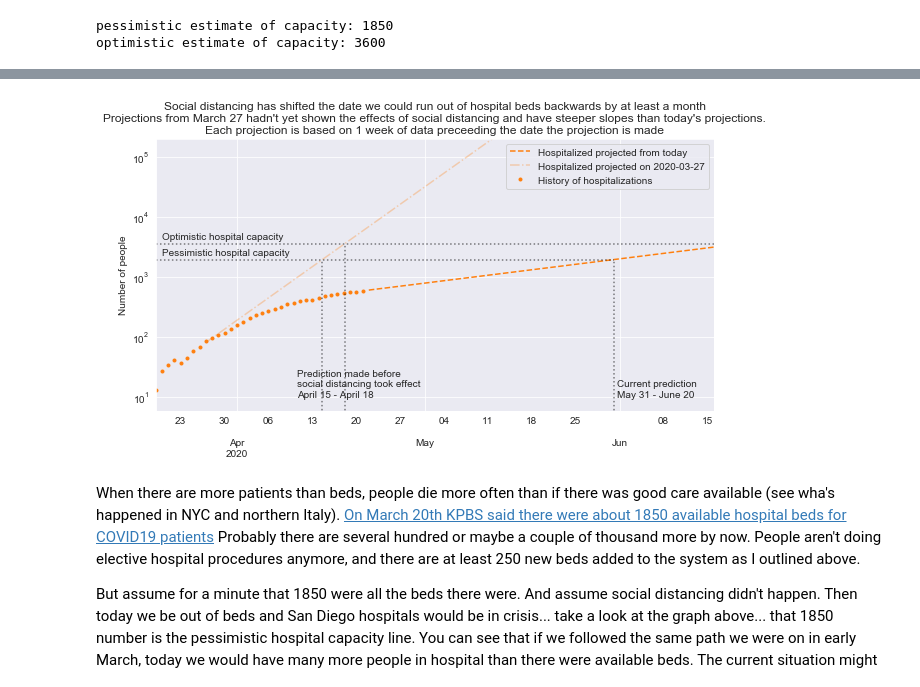
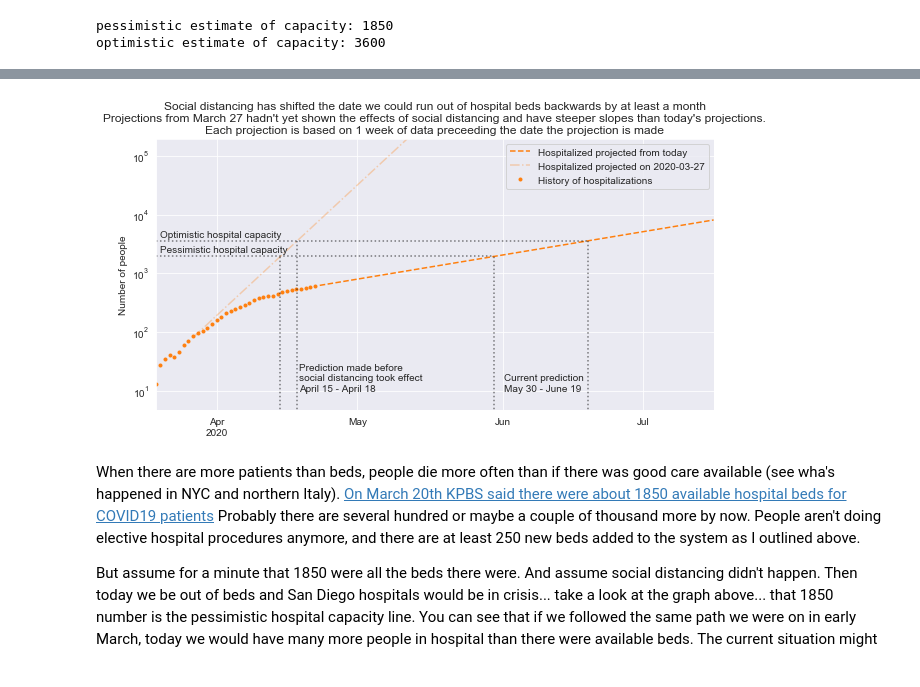
Before and after one commit to jasongfleischer/defunct-website-argo-navis, a Jupyter notebook: _notebooks/2020-04-20-SanDiego-COVID-19.ipynb, the cells around one changed output, grey strips where cells are left out. Cells and saved outputs as stored; diff of their text form; code cells hidden in the pictures.

```diff
--- a/_notebooks/2020-04-20-SanDiego-COVID-19.ipynb
+++ b/_notebooks/2020-04-20-SanDiego-COVID-19.ipynb
@@ -647,7 +633,7 @@ optimistic estimate of capacity: 3600
 #collapse
 
 # this projection is based on doubling time calculated only over the last week of data
-daysfwd = 90
+daysfwd = 120
 fromdate = (pd.Timestamp(today)-pd.Timedelta('6 days')).isoformat().split('T')[0]
 startproj = (pd.Timestamp(today)+pd.Timedelta('1 day')).isoformat().split('T')[0]
 daystoproj = (pd.Timestamp('2020-03-19') + pd.Timedelta('{} days'.format(daysfwd)) - pd.Timestamp(fromdate)).days
@@ -725,7 +711,7 @@ ax.annotate('Pessimistic hospital capacity',
 xmx = orig_hospital_capacity + xmn
 ax.plot([xmx, xmx], [ymn,ymx], linestyle=':', color='k', alpha=0.5);
 ax.annotate('Prediction made before\nsocial distancing took effect\nApril 15 - April 18',
-            xy=(xmx-4, 10), xycoords='data', fontsize=10);
+            xy=(xmx+4, 10), xycoords='data', fontsize=10);
 
 
 
@@ -738,7 +724,7 @@ ax.plot([xmx, xmx], [ymn,ymx], linestyle=':', color='k', alpha=0.5);
 ax.annotate('Optimistic hospital capacity',
             xy=(xmn+1, 4200), xycoords='data', fontsize=10);
 ax.annotate('Current prediction\n{} - {}'.format(ts1.strftime('%B %e'), ts2.strftime('%B %e')),
-            xy=(xmx-20, 10), xycoords='data', fontsize=10);
+            xy=(xmx-18, 10), xycoords='data', fontsize=10);
 
 
 # original capacity date
@@ -761,4 +747,4 @@ ICUs reach capacity on 2020-07-02 03:05:20.784488242
-[figure, old version]
+[figure, new version]
 # %% [markdown]
 When there are more patients than beds, people die more often than if there was good care available (see wha's happened in NYC and northern Italy). [On March 20th KPBS said there were about 1850 available hospital beds for COVID19 patients](https://kpbs.org/news/2020/mar/20/data-suggests-san-diego-hospitals-will-be-overfill/)  Probably there are several hundred or maybe a couple of thousand more by now. People aren't doing elective hospital procedures anymore, and there are at least 250 new beds added to the system as I outlined above.
 
```
Also changed, not shown: parts of 19 cells of this notebook.
